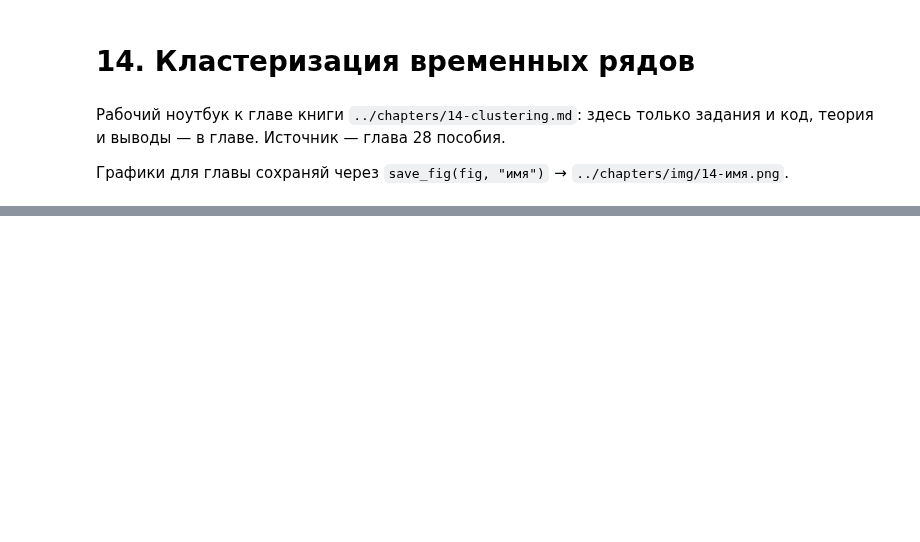
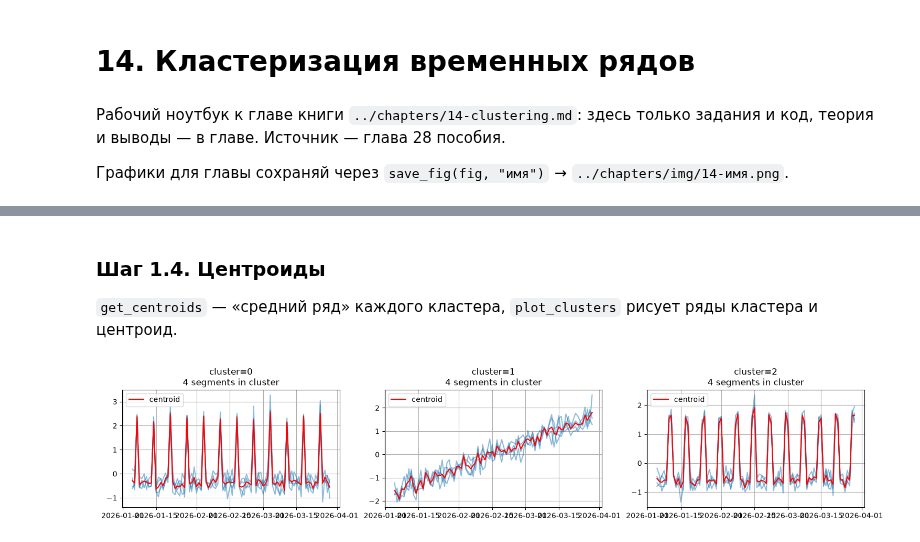
Before and after one commit to skv-analyst/study-data-analytics, a Jupyter notebook: 05-etna/notebooks/14-clustering.ipynb, the cells around one changed output, grey strips where cells are left out. Drawn from its saved outputs; the diff is of its cells as text; code cells hidden in the pictures; blank space fills up the shorter version.

```diff
--- a/05-etna/notebooks/14-clustering.ipynb
+++ b/05-etna/notebooks/14-clustering.ipynb
@@ -44,0 +125,9 @@ def save_fig(fig, name: str) -> None:
+# %%
+# Тот же Евклид, но каждый ряд приведён к одному масштабу: среднее 0, разброс 1
+ts_scaled = deepcopy(ts)
+ts_scaled.fit_transform([StandardScalerTransform(in_column="target", mode="per-segment")])
+
+euclid_scaled_model = EuclideanClustering()
+euclid_scaled = cluster(ts_scaled, euclid_scaled_model)
+dtw_scaled = cluster(ts_scaled, DTWClustering())
+compare(true_group, {"euclid_raw": euclid_raw, "euclid_scaled": euclid_scaled, "dtw_scaled": dtw_scaled})
@@ -44,0 +153,11 @@ def save_fig(fig, name: str) -> None:
+# %% [markdown]
+### Шаг 1.4. Центроиды
+
+`get_centroids` — «средний ряд» каждого кластера, `plot_clusters` рисует ряды кластера и центроид.
+# %%
+# Центроиды — «средний ряд» каждого кластера
+centroids = euclid_scaled_model.get_centroids()
+plot_clusters(ts_scaled, euclid_scaled_model.segment2cluster, centroids, columns_num=3, figsize=(5, 3))
+save_fig(plt.gcf(), "centroids")
+# %% [output]
+[figure, added]
```
Also changed, not shown: parts of 31 cells of this notebook, 5 other files.
